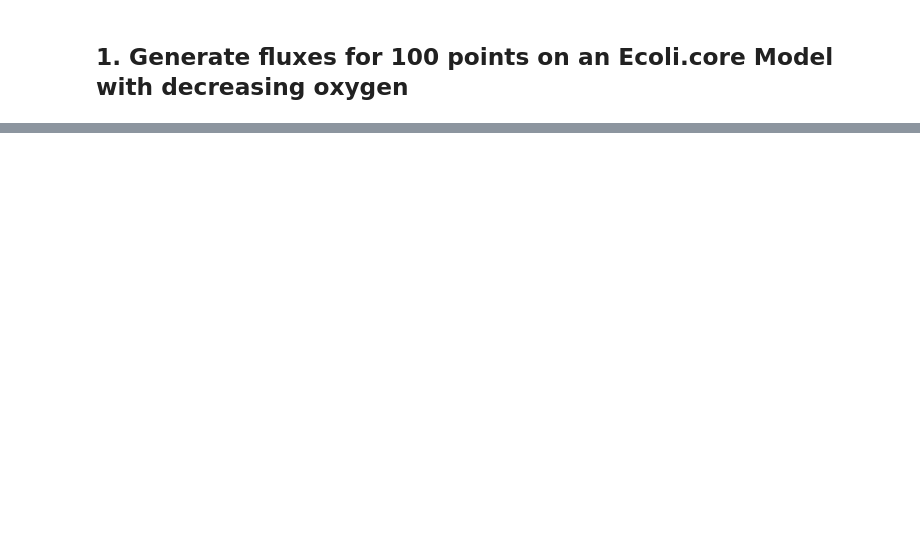
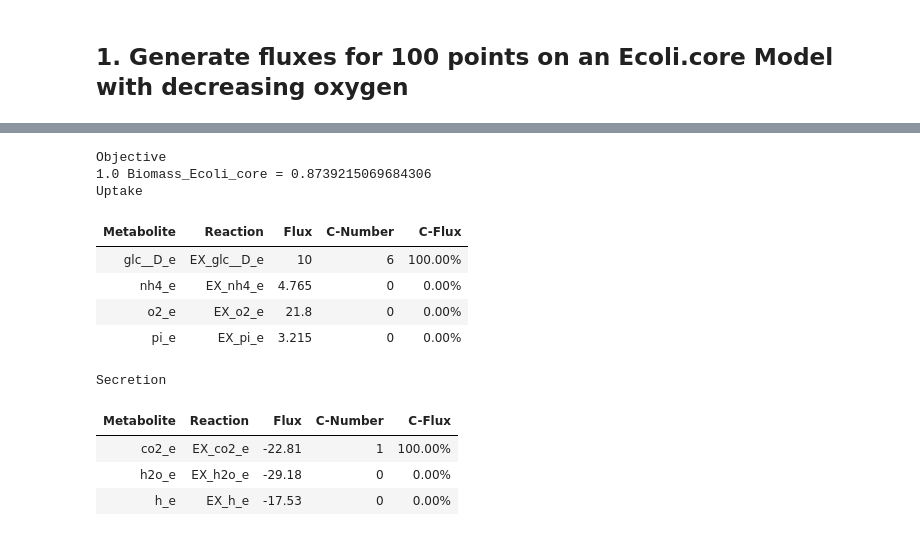
Before and after one commit to jaydeerafael/Metabolic-Trajectory-Inference, a Jupyter notebook: Metabolic_Trajectory.ipynb, the cells around one changed output, grey strips where cells are left out. Cells and saved outputs as stored; diff of their text form; code cells hidden in the pictures; blank space fills up the shorter version.

```diff
--- a/Metabolic_Trajectory.ipynb
+++ b/Metabolic_Trajectory.ipynb
@@ -54,0 +56,16 @@ model
+# %%
+model.summary()
+# %% [output]
+Objective
+1.0 Biomass_Ecoli_core = 0.8739215069684306
+Uptake
+| Metabolite | Reaction | Flux | C-Number | C-Flux |
+| glc__D_e | EX_glc__D_e | 10 | 6 | 100.00% |
+| nh4_e | EX_nh4_e | 4.765 | 0 | 0.00% |
+| o2_e | EX_o2_e | 21.8 | 0 | 0.00% |
+| pi_e | EX_pi_e | 3.215 | 0 | 0.00% |
+Secretion
+| Metabolite | Reaction | Flux | C-Number | C-Flux |
+| co2_e | EX_co2_e | -22.81 | 1 | 100.00% |
+| h2o_e | EX_h2o_e | -29.18 | 0 | 0.00% |
+| h_e | EX_h_e | -17.53 | 0 | 0.00% |
```
Also changed, not shown: parts of 7 cells of this notebook.
